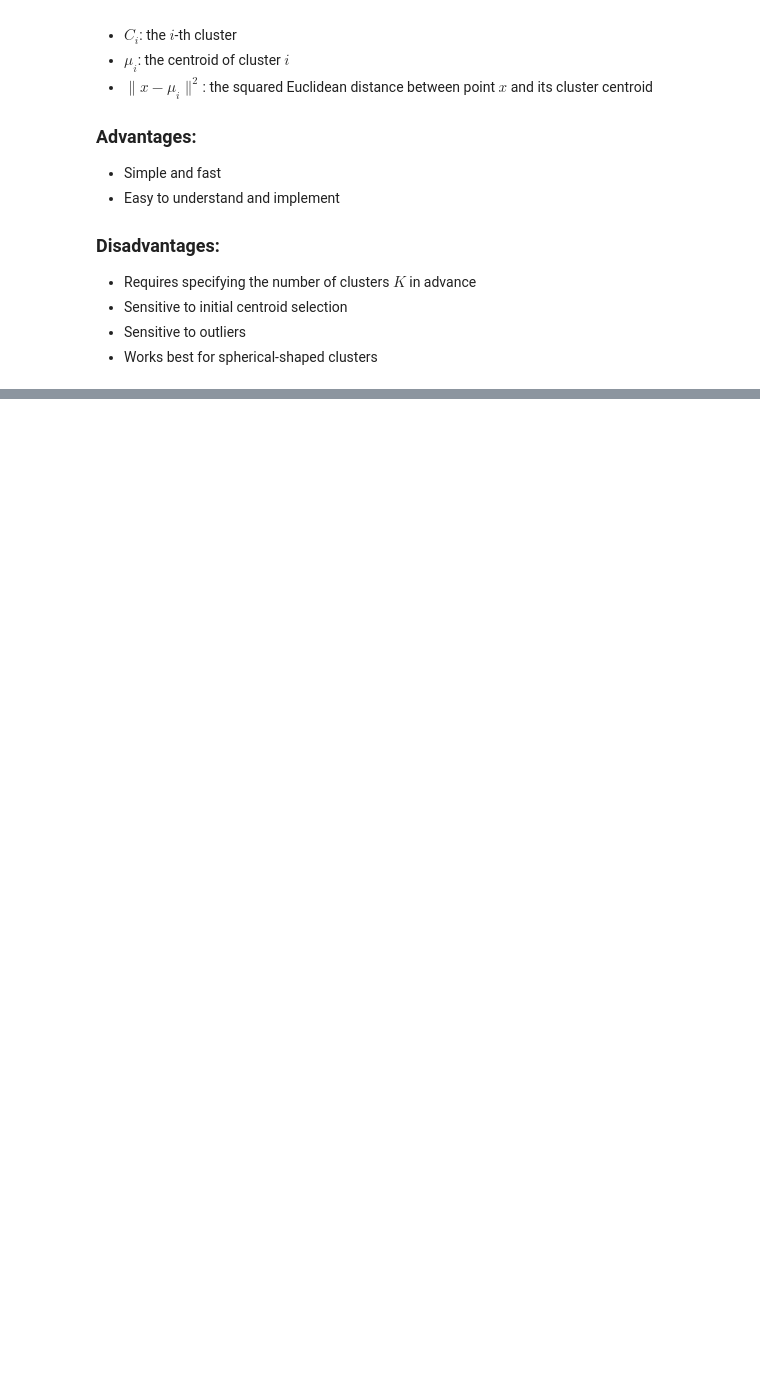
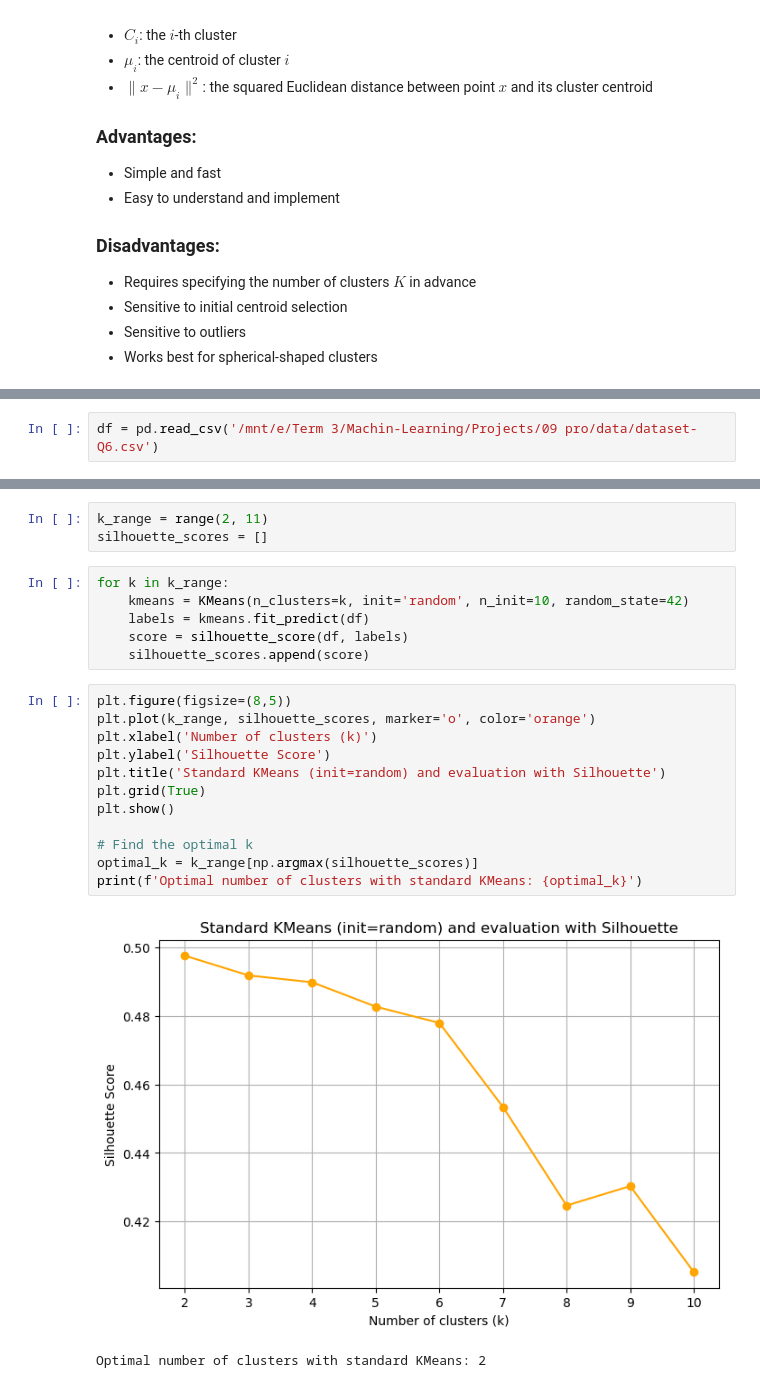
Before and after one commit to mjmousavi97/MachinLearning-TehranUni-2024, a Jupyter notebook: Projects/09 pro/src/main.ipynb, the cells around one changed output, grey strips where cells are left out. Cells and saved outputs as stored; diff of their text form; blank space fills up the shorter version.

Commit message:
Implemented KMeans and KMeans++ on both normalized and unnormalized datasets; evaluated clustering performance in all cases.

```diff
--- a/Projects/09 pro/src/main.ipynb
+++ b/Projects/09 pro/src/main.ipynb
@@ -39,0 +96,2 @@ $$
+# %%
+df = pd.read_csv('/mnt/e/Term 3/Machin-Learning/Projects/09 pro/data/dataset-Q6.csv')
@@ -39,0 +116,24 @@ $$
+# %%
+k_range = range(2, 11)
+silhouette_scores = []
+# %%
+for k in k_range:
+    kmeans = KMeans(n_clusters=k, init='random', n_init=10, random_state=42)
+    labels = kmeans.fit_predict(df)
+    score = silhouette_score(df, labels)
+    silhouette_scores.append(score)
+# %%
+plt.figure(figsize=(8,5))
+plt.plot(k_range, silhouette_scores, marker='o', color='orange')
+plt.xlabel('Number of clusters (k)')
+plt.ylabel('Silhouette Score')
+plt.title('Standard KMeans (init=random) and evaluation with Silhouette')
+plt.grid(True)
+plt.show()
+
+# Find the optimal k
+optimal_k = k_range[np.argmax(silhouette_scores)]
+print(f'Optimal number of clusters with standard KMeans: {optimal_k}')
+# %% [output]
+[figure, added]
+Optimal number of clusters with standard KMeans: 2
```
Also changed, not shown: parts of 13 cells of this notebook.
